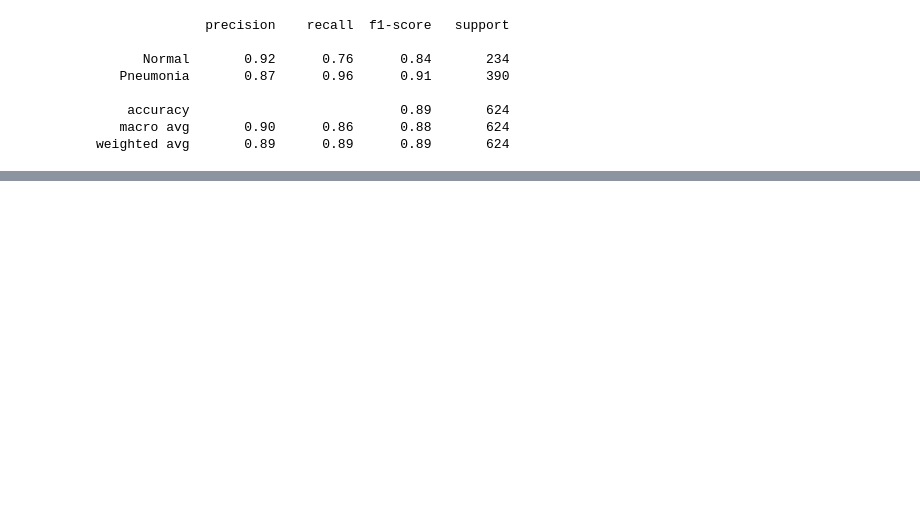
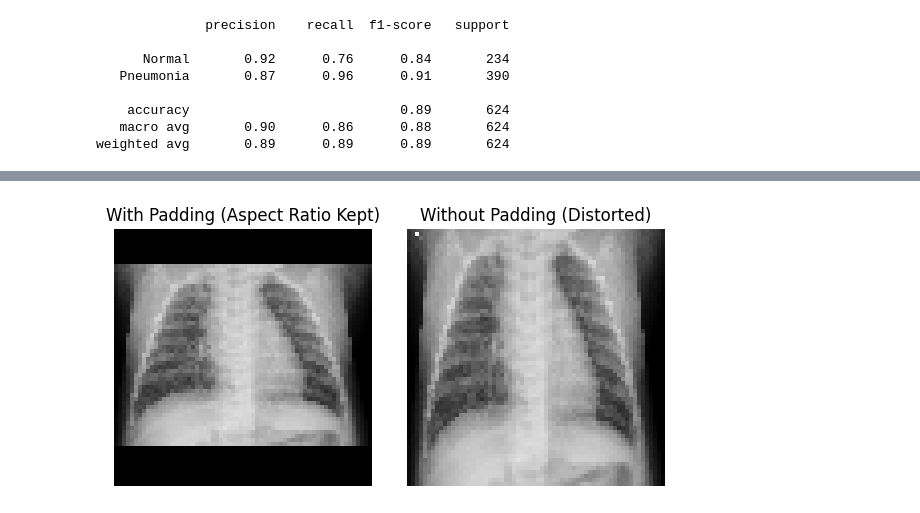
Before and after one commit to Pe789/Computer_vision, a Jupyter notebook: solution_pneumonia_4.ipynb, the cells around one changed output, grey strips where cells are left out. Cells and saved outputs as stored; diff of their text form; code cells hidden in the pictures; blank space fills up the shorter version.

```diff
--- a/solution_pneumonia_4.ipynb
+++ b/solution_pneumonia_4.ipynb
@@ -488,0 +490,34 @@ Duration: 5 minutes and 1 seconds
+# %%
+import tensorflow as tf
+import matplotlib.pyplot as plt
+
+# Load an example image (replace with your own)
+image_path = sic_address
+image = tf.io.read_file(image_path)
+image = tf.image.decode_jpeg(image, channels=3)
+
+# Resize with padding (maintains aspect ratio)
+resized_with_pad = tf.image.resize_with_pad(image, 64, 64)
+
+# Resize without maintaining aspect ratio (may distort)
+resized_without_pad = tf.image.resize(image, (64, 64))
+
+# Convert tensors to NumPy for visualization
+resized_with_pad = resized_with_pad.numpy().astype("uint8")
+resized_without_pad = resized_without_pad.numpy().astype("uint8")
+
+# Display both images side by side
+fig, axes = plt.subplots(1, 2, figsize=(6, 3))
+
+axes[0].imshow(resized_with_pad)
+axes[0].set_title("With Padding (Aspect Ratio Kept)")
+axes[0].axis("off")
+
+axes[1].imshow(resized_without_pad)
+axes[1].set_title("Without Padding (Distorted)")
+axes[1].axis("off")
+
+plt.tight_layout()
+plt.show()
+# %% [output]
+[figure, added]
```
Also changed, not shown: parts of 11 cells of this notebook, 3 other files.
